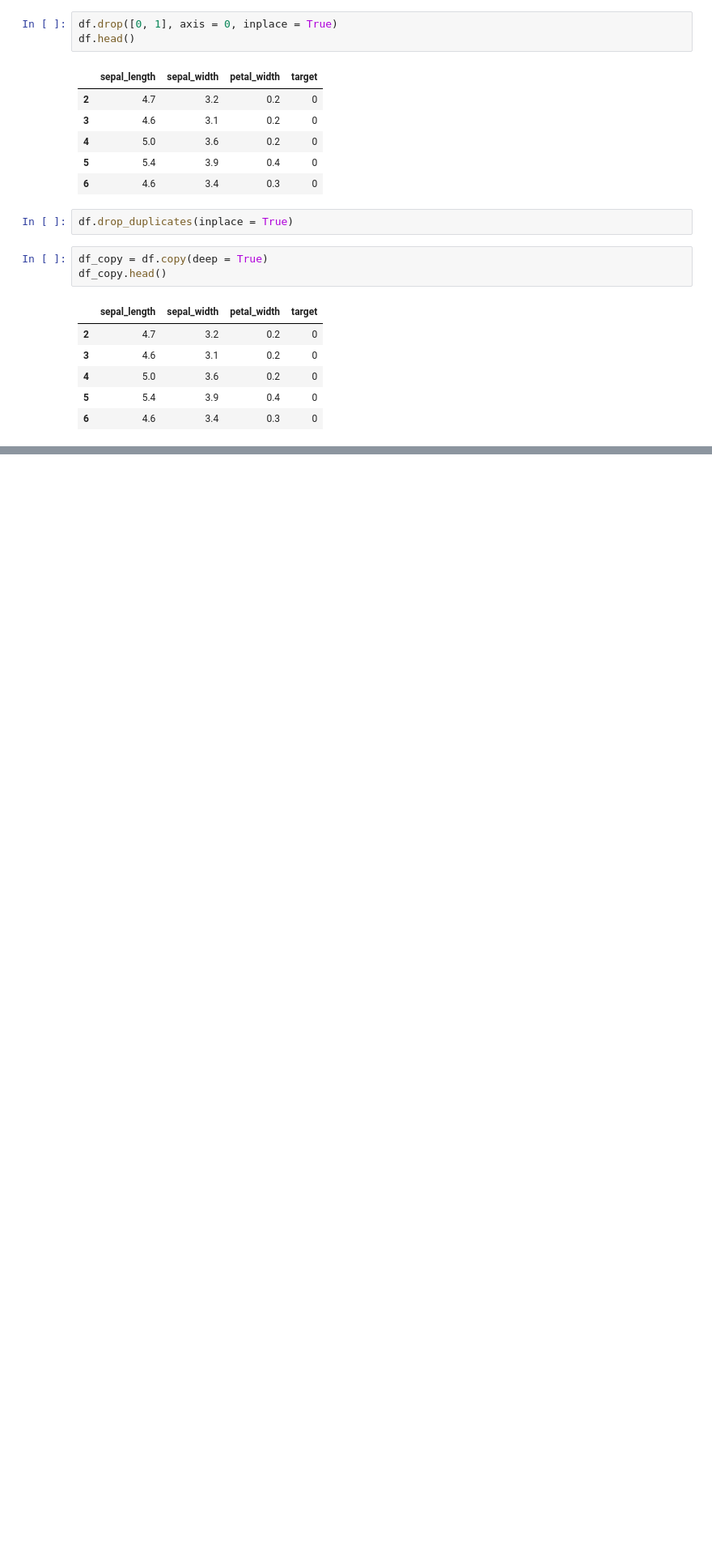
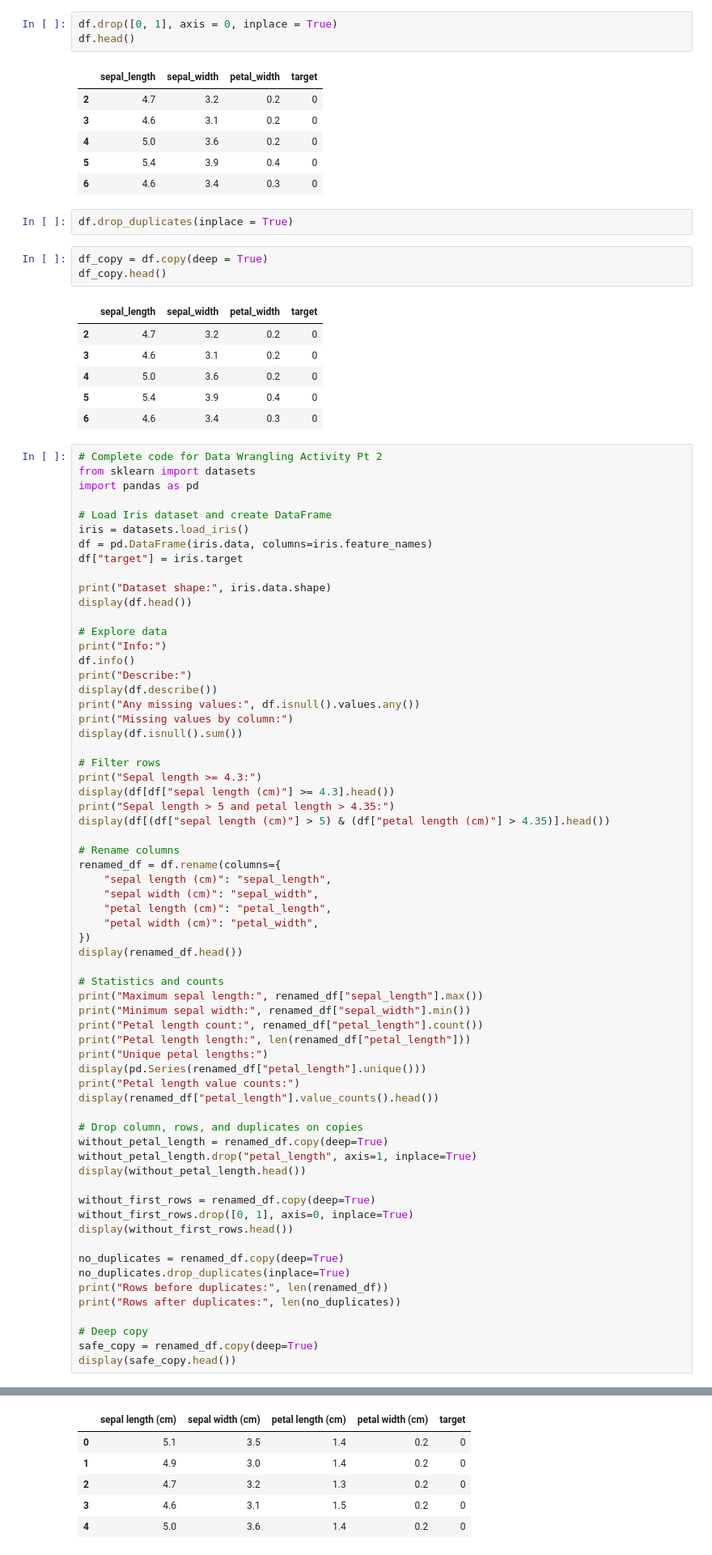
Before and after one commit to A12A34/11AI-SEM2, a Jupyter notebook: school/ML/Final revision/ML202_Data_Wrangling_Activity_(Pt_2).ipynb, the cells around one changed output, grey strips where cells are left out. Shown at 81% size. Drawn from its saved outputs; the diff is of its cells as text; blank space fills up the shorter version.

```diff
--- a/school/ML/Final revision/ML202_Data_Wrangling_Activity_(Pt_2).ipynb
+++ b/school/ML/Final revision/ML202_Data_Wrangling_Activity_(Pt_2).ipynb
@@ -210,3 +235,68 @@ df_copy.head()
 | 4 | 5.0 | 3.6 | 0.2 | 0 |
 | 5 | 5.4 | 3.9 | 0.4 | 0 |
 | 6 | 4.6 | 3.4 | 0.3 | 0 |
+# %%
+# Complete code for Data Wrangling Activity Pt 2
+from sklearn import datasets
+import pandas as pd
+
+# Load Iris dataset and create DataFrame
+iris = datasets.load_iris()
+df = pd.DataFrame(iris.data, columns=iris.feature_names)
+df["target"] = iris.target
+
+print("Dataset shape:", iris.data.shape)
+display(df.head())
+
+# Explore data
+print("Info:")
+df.info()
+print("Describe:")
+display(df.describe())
+print("Any missing values:", df.isnull().values.any())
+print("Missing values by column:")
+display(df.isnull().sum())
+
+# Filter rows
+print("Sepal length >= 4.3:")
+display(df[df["sepal length (cm)"] >= 4.3].head())
+print("Sepal length > 5 and petal length > 4.35:")
+display(df[(df["sepal length (cm)"] > 5) & (df["petal length (cm)"] > 4.35)].head())
+
+# Rename columns
+renamed_df = df.rename(columns={
+    "sepal length (cm)": "sepal_length",
+    "sepal width (cm)": "sepal_width",
+    "petal length (cm)": "petal_length",
+    "petal width (cm)": "petal_width",
+})
+display(renamed_df.head())
+
+# Statistics and counts
+print("Maximum sepal length:", renamed_df["sepal_length"].max())
+print("Minimum sepal width:", renamed_df["sepal_width"].min())
+print("Petal length count:", renamed_df["petal_length"].count())
+print("Petal length length:", len(renamed_df["petal_length"]))
+print("Unique petal lengths:")
+display(pd.Series(renamed_df["petal_length"].unique()))
+print("Petal length value counts:")
+display(renamed_df["petal_length"].value_counts().head())
+
+# Drop column, rows, and duplicates on copies
+without_petal_length = renamed_df.copy(deep=True)
+without_petal_length.drop("petal_length", axis=1, inplace=True)
+display(without_petal_length.head())
+
+without_first_rows = renamed_df.copy(deep=True)
+without_first_rows.drop([0, 1], axis=0, inplace=True)
+display(without_first_rows.head())
+
+no_duplicates = renamed_df.copy(deep=True)
+no_duplicates.drop_duplicates(inplace=True)
+print("Rows before duplicates:", len(renamed_df))
+print("Rows after duplicates:", len(no_duplicates))
+
+# Deep copy
+safe_copy = renamed_df.copy(deep=True)
+display(safe_copy.head())
+# %% [output]
@@ -212,0 +304,6 @@ df_copy.head()
+|  | sepal length (cm) | sepal width (cm) | petal length (cm) | petal width (cm) | target |
+| 0 | 5.1 | 3.5 | 1.4 | 0.2 | 0 |
+| 1 | 4.9 | 3.0 | 1.4 | 0.2 | 0 |
+| 2 | 4.7 | 3.2 | 1.3 | 0.2 | 0 |
+| 3 | 4.6 | 3.1 | 1.5 | 0.2 | 0 |
+| 4 | 5.0 | 3.6 | 1.4 | 0.2 | 0 |
```
Also changed, not shown: parts of 4 cells of this notebook, 2 other files.
